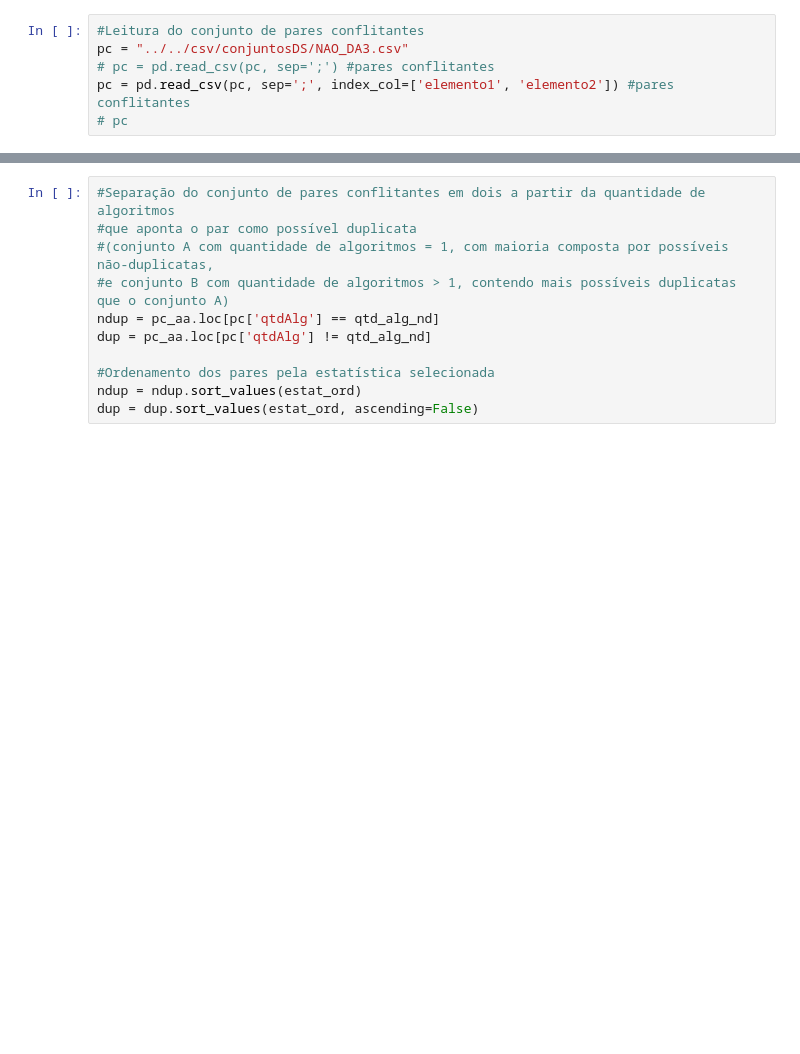
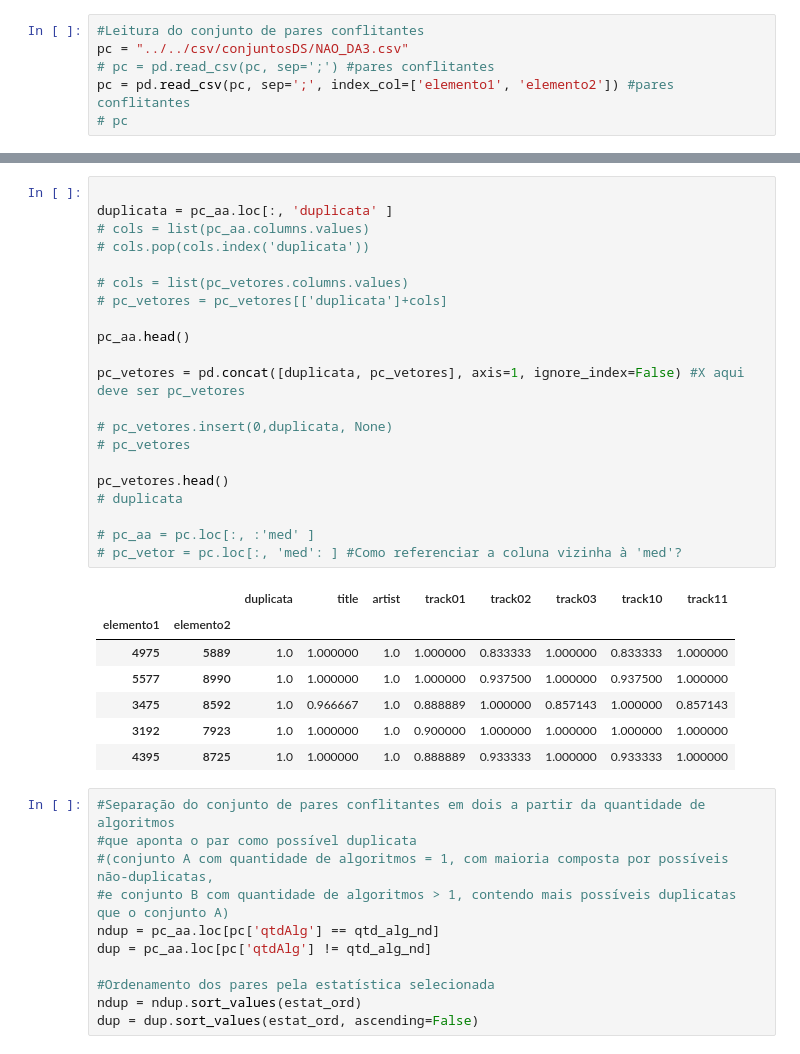
Before and after one commit to DiegoFernandesAraujo/Master, a Jupyter notebook: AS/src/aprendizagem/AA-Diego/AA.ipynb, the cells around one changed output, grey strips where cells are left out. Cells and saved outputs as stored; diff of their text form; blank space fills up the shorter version.

```diff
--- a/AS/src/aprendizagem/AA-Diego/AA.ipynb
+++ b/AS/src/aprendizagem/AA-Diego/AA.ipynb
@@ -55,3 +114,32 @@ pc_vetores = pc.iloc[:, 5: ] #Conjunto base para compor o conjunto treinamento
+# %%
+
+duplicata = pc_aa.loc[:, 'duplicata' ]
+# cols = list(pc_aa.columns.values)
+# cols.pop(cols.index('duplicata'))
+
+# cols = list(pc_vetores.columns.values)
+# pc_vetores = pc_vetores[['duplicata']+cols]
+
+pc_aa.head()
+
+pc_vetores = pd.concat([duplicata, pc_vetores], axis=1, ignore_index=False) #X aqui deve ser pc_vetores
+
+# pc_vetores.insert(0,duplicata, None)
+# pc_vetores
+
+pc_vetores.head()
+# duplicata
+
+# pc_aa = pc.loc[:, :'med' ]
+# pc_vetor = pc.loc[:, 'med': ] #Como referenciar a coluna vizinha à 'med'?
+# %% [output]
+|  |  | duplicata | title | artist | track01 | track02 | track03 | track10 | track11 |
+| elemento1 | elemento2 |  |  |  |  |  |  |  |  |
+| 4975 | 5889 | 1.0 | 1.000000 | 1.0 | 1.000000 | 0.833333 | 1.000000 | 0.833333 | 1.000000 |
+| 5577 | 8990 | 1.0 | 1.000000 | 1.0 | 1.000000 | 0.937500 | 1.000000 | 0.937500 | 1.000000 |
+| 3475 | 8592 | 1.0 | 0.966667 | 1.0 | 0.888889 | 1.000000 | 0.857143 | 1.000000 | 0.857143 |
+| 3192 | 7923 | 1.0 | 1.000000 | 1.0 | 0.900000 | 1.000000 | 1.000000 | 1.000000 | 1.000000 |
+| 4395 | 8725 | 1.0 | 1.000000 | 1.0 | 0.888889 | 0.933333 | 1.000000 | 0.933333 | 1.000000 |
 # %%
 #Separação do conjunto de pares conflitantes em dois a partir da quantidade de algoritmos
 #que aponta o par como possível duplicata
```
Also changed, not shown: parts of 17 cells of this notebook.
